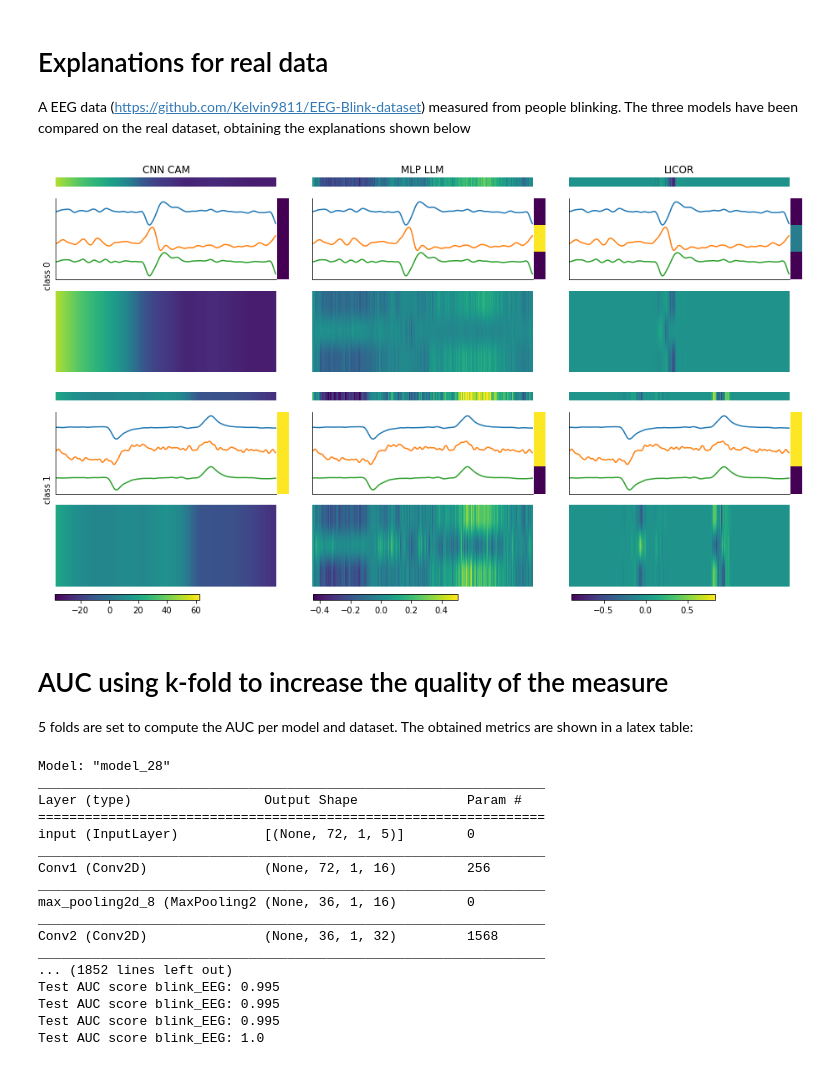
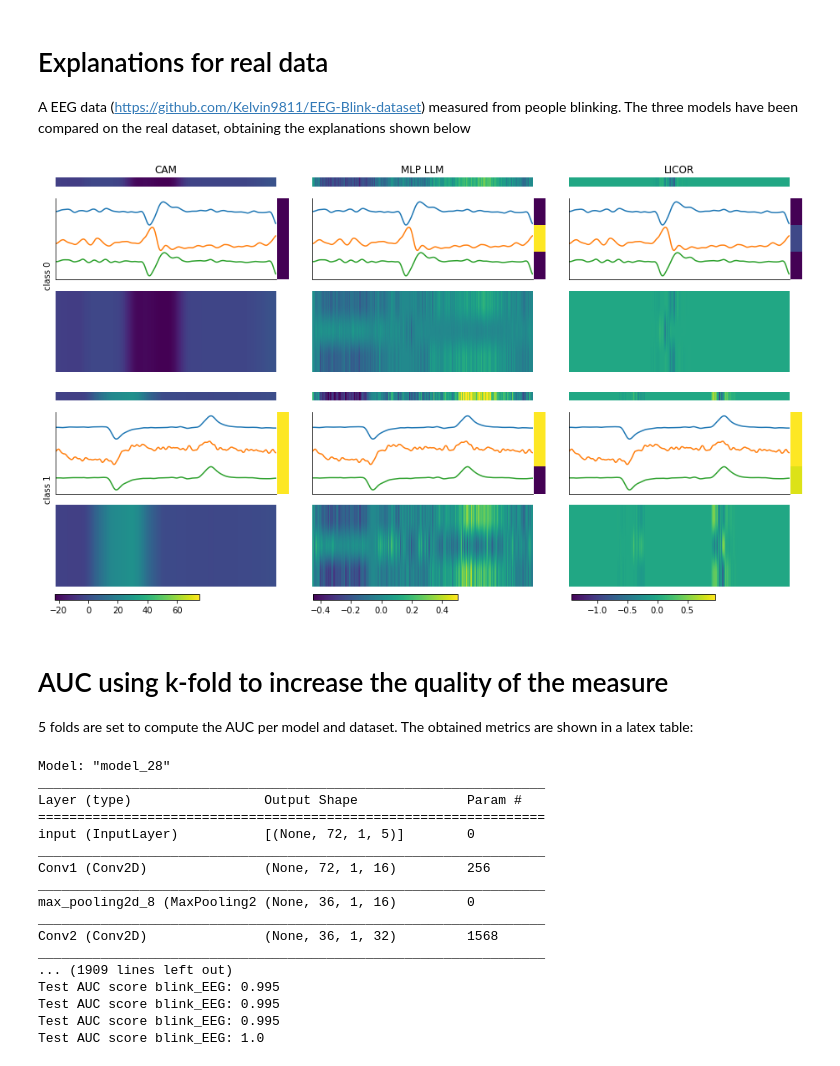
Before and after one commit to AnonymousDucksv/LICOR, a Jupyter notebook: qualitativeResults.ipynb, the cells around one changed output. Cells and saved outputs as stored; diff of their text form; code cells hidden in the pictures.

```diff
--- a/qualitativeResults.ipynb
+++ b/qualitativeResults.ipynb
@@ -25,7 +25,7 @@ import matplotlib.pyplot as plt
 datasets = ['helix_1_start','helix_matching_random_amp_feat_time_no_phase','helix_matching_random_amp_feat_time','blink_EEG'] #'circles','moons','helix_1_start','helix_2_start','helix_1_random_time','helix_2_random_time','helix_random_feat_random_time','helix_matching_random_amp_feat_time', 'helix_matching_random_amp_feat_time_no_phase'
 models = ['CAM-conv','conv-relu-mlp','relu-mlp'] # 'relu-mlp', 'conv-relu-mlp', 'CAM-conv'
 CLSS = [0,1]
-N_max = 10 # Max number of samples to explain
+N_max =10 # Max number of samples to explain
 
 train_fraction = 0.8
 seed_int = 54321 # 54321
@@ -39,7 +39,7 @@ for model_str in models:
         data = Dataset(data_str, train_fraction, seed_int)
         model = Model(seed_int, data, model_str)
         _,test_auc = model.train_model()
-        interpreter = Interpreter(data, model, idx_list, subset='test',use_bias=True)
+        interpreter = Interpreter(data, model, idx_list, subset='test',use_bias=False)
         labels =np.array(list(interpreter.x_label_dict.values()))
         EXPLS[model_str][data_str] = {}
         EXPLS[model_str][data_str]['z_range'] = interpreter.z_range
@@ -73,7 +113,7 @@ from itertools import product
 
 datasets = ['helix_1_start','helix_matching_random_amp_feat_time_no_phase','helix_matching_random_amp_feat_time'] #'circles','moons','helix_1_start','helix_2_start','helix_1_random_time','helix_2_random_time','helix_random_feat_random_time','helix_matching_random_amp_feat_time', 'helix_matching_random_amp_feat_time_no_phase'
 DATASET_LABELS = {'helix_1_start':"Sine",'helix_matching_random_amp_feat_time_no_phase':"SineRandom",'helix_matching_random_amp_feat_time':"SineRandomPhase","blink_EEG":"Blink EEG"}
-MODELS_LABELS  = {'relu-mlp':'MLP LLM','conv-relu-mlp':'LICOR','CAM-conv':'CNN CAM'}
+MODELS_LABELS  = {'relu-mlp':'MLP LLM','conv-relu-mlp':'LICOR','CAM-conv':'CAM'}
 #model = 'conv-relu-mlp' # 'conv-relu-mlp' 'relu-mlp' 'CAM-conv'
 
 for model in MODELS_LABELS.keys():
@@ -181,7 +221,8 @@ A EEG data (https://github.com/Kelvin9811/EEG-Blink-dataset) measured from peopl
 # %%
 # Blink dataset figure
 dataset = 'blink_EEG'
-MODELS_LABELS  = {'relu-mlp':'MLP LLM','conv-relu-mlp':'LICOR','CAM-conv':'CNN CAM'}
+
+MODELS_LABELS  = {'relu-mlp':'MLP LLM','conv-relu-mlp':'LICOR','CAM-conv':'CAM'}
 fig = plt.figure(figsize=(16,9))
 n_ = len(CLSS) #rows
 l = len(models)  #columns
@@ -219,34 +260,34 @@ for gg, (clss, model) in enumerate(product(CLSS, models)):
     [spine.set_visible(False) for _,spine in ax.spines.items() if _ in ['top','right']]
     ax.set_xticks([])
     ax.set_yticks([])
     max_ = np.max(x)
     max_l = x.shape[0]
     n = x.shape[-1]
     for i in range(n):
         ax.plot(x[...,i]+n*1.2*max_-i*max_*1.1)
         ax.set_xlim((0,max_l))
 
     # feat z-terms
     ax= fig.add_subplot(axs[1,1])
     ax.set_xticks([])
     ax.set_yticks([])
     [spine.set_visible(False) for _,spine in ax.spines.items()]
     im = ax.imshow(np.sum(expl.T,axis=1,keepdims=True),cmap='viridis',vmin=z_range[0],vmax=z_range[1],interpolation=None,aspect='auto')
     if gg<l:
         colorbars.append(im)
     # Z-terms
     ax= fig.add_subplot(axs[2,0])
     [spine.set_visible(False) for _,spine in ax.spines.items()]
     ax.set_xticks([])
     ax.set_yticks([])
     im = ax.imshow(expl.T,cmap='viridis',interpolation=None,aspect='auto',vmin=z_range[0],vmax=z_range[1])
 
 
 for col_i, col in enumerate(colorbars):
     cax = plt.axes([0.124+0.268*col_i,0.1,0.15,0.01])
     plt.colorbar(col,orientation='horizontal',cax=cax)
 # %% [output]
-[figure, old version]
+[figure, new version]
 # %% [markdown]
 # AUC using k-fold to increase the quality of the measure
 5 folds are set to compute the AUC per model and dataset. The obtained metrics are shown in a latex table:
@@ -285,7 +326,7 @@ max_pooling2d_8 (MaxPooling2 (None, 36, 1, 16)         0
 _________________________________________________________________
 Conv2 (Conv2D)               (None, 36, 1, 32)         1568
 _________________________________________________________________
-... (1852 lines left out)
+... (1909 lines left out)
 Test AUC score blink_EEG: 0.995
 Test AUC score blink_EEG: 0.995
 Test AUC score blink_EEG: 0.995
```
Also changed, not shown: parts of 4 cells of this notebook, 2 other files.
